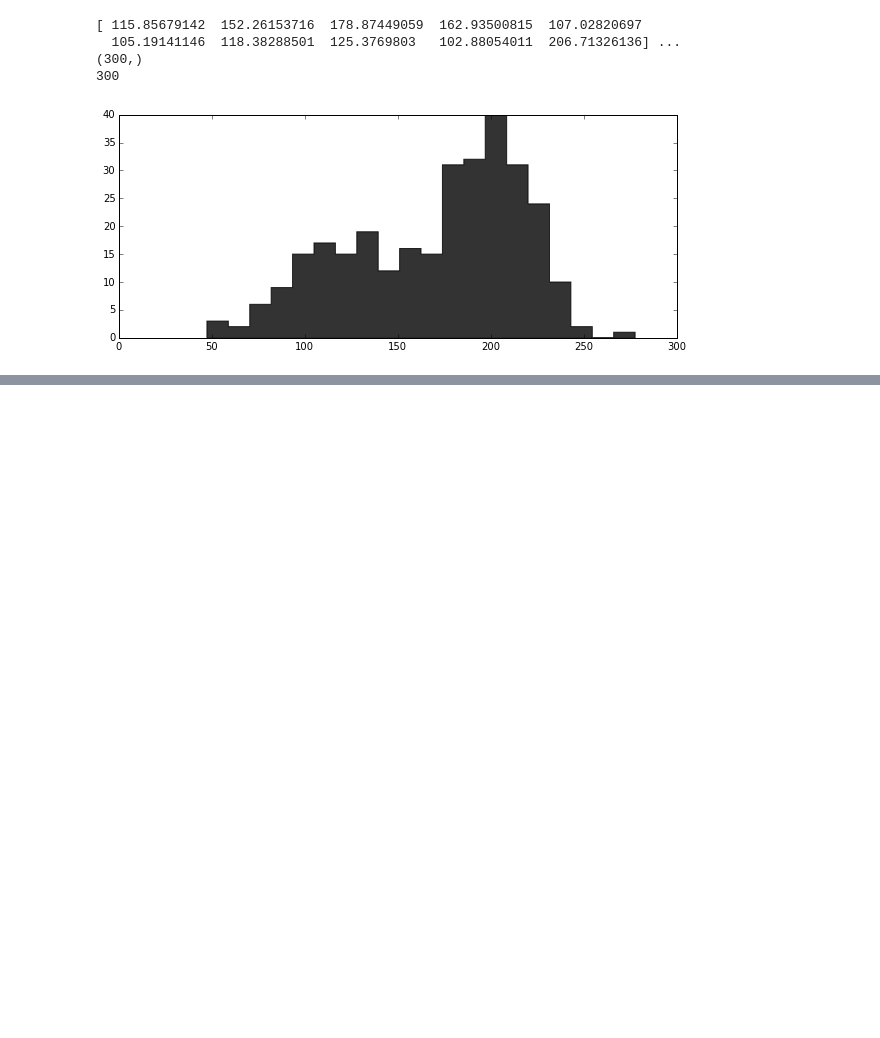
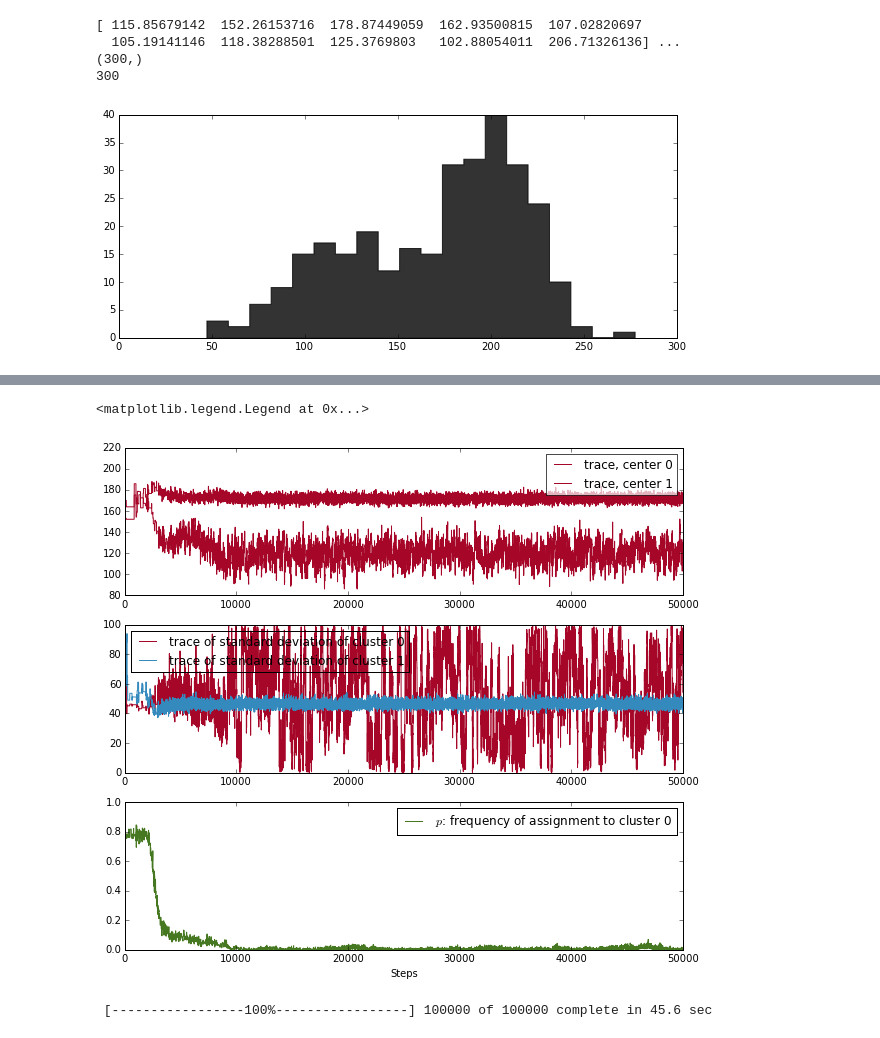
Before and after one commit to aenfield/Probabilistic-Programming-and-Bayesian-Methods-for-Hackers, a Jupyter notebook: Chapter3_MCMC/Chapter3mywork.ipynb, the cells around one changed output, grey strips where cells are left out. Saved outputs shown, nothing was run; the diff lists cells and outputs as text; code cells hidden in the pictures; blank space fills up the shorter version.

Commit message:
added some more code from the book; it doesn't run the same way for me... hmmm....

```diff
--- a/Chapter3_MCMC/Chapter3mywork.ipynb
+++ b/Chapter3_MCMC/Chapter3mywork.ipynb
@@ -134,0 +140,38 @@ mcmc.sample(50000)
+# %%
+figsize(10, 9)
+plt.subplot(311)
+lw=1
+center_trace = mcmc.trace("centers")[:]
+
+# for pretty colors later in the book.
+colors = ["#348ABD", "#A60628"] \
+if center_trace[-1, 0] > center_trace[-1, 1] \
+    else ["#A60628", "#348ABD"]
+
+plt.plot(center_trace[:,0], label='trace, center 0', c=colors[0], lw=lw)
+plt.plot(center_trace[:,1], label='trace, center 1', c=colors[0], lw=lw)
+leg = plt.legend(loc='upper right')
+leg.get_frame().set_alpha(0.7)
+
+plt.subplot(312)
+std_trace = mcmc.trace("stds")[:]
+plt.plot(std_trace[:, 0], label="trace of standard deviation of cluster 0",
+     c=colors[0], lw=lw)
+plt.plot(std_trace[:, 1], label="trace of standard deviation of cluster 1",
+     c=colors[1], lw=lw)
+plt.legend(loc="upper left")
+
+plt.subplot(313)
+p_trace = mcmc.trace("p")[:]
+plt.plot(p_trace, label="$p$: frequency of assignment to cluster 0",
+     color="#467821", lw=lw)
+plt.xlabel("Steps")
+plt.ylim(0, 1)
+plt.legend()
+# %% [output]
+<matplotlib.legend.Legend at 0x...>
+[figure, added]
+# %%
+mcmc.sample(100000)
+# %% [output]
+ [-----------------100%-----------------] 100000 of 100000 complete in 45.6 sec
```
Also changed, not shown: parts of 9 cells of this notebook.
